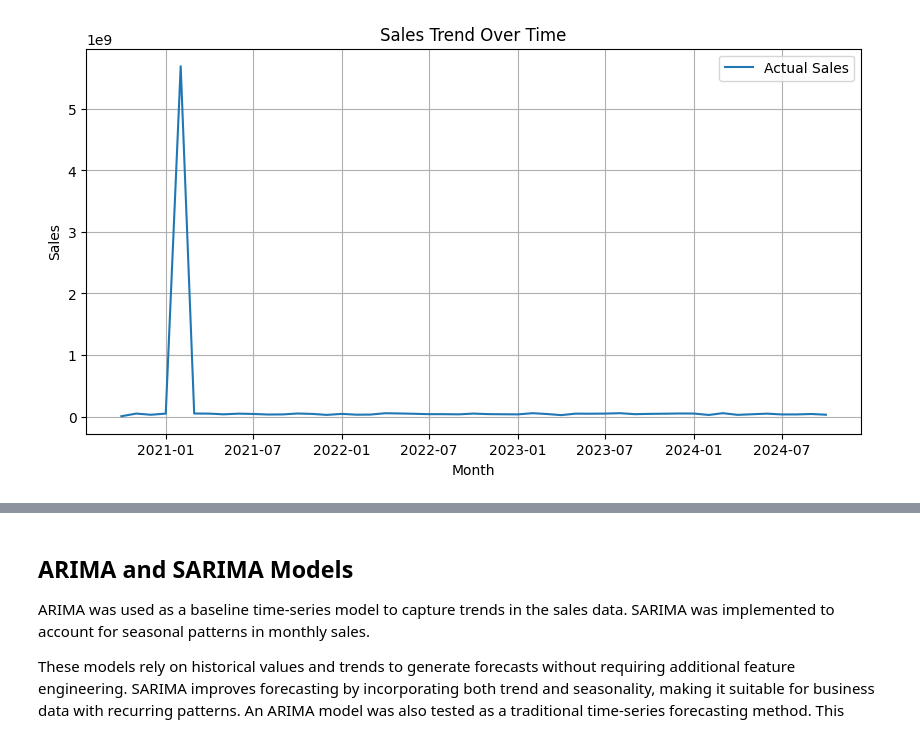
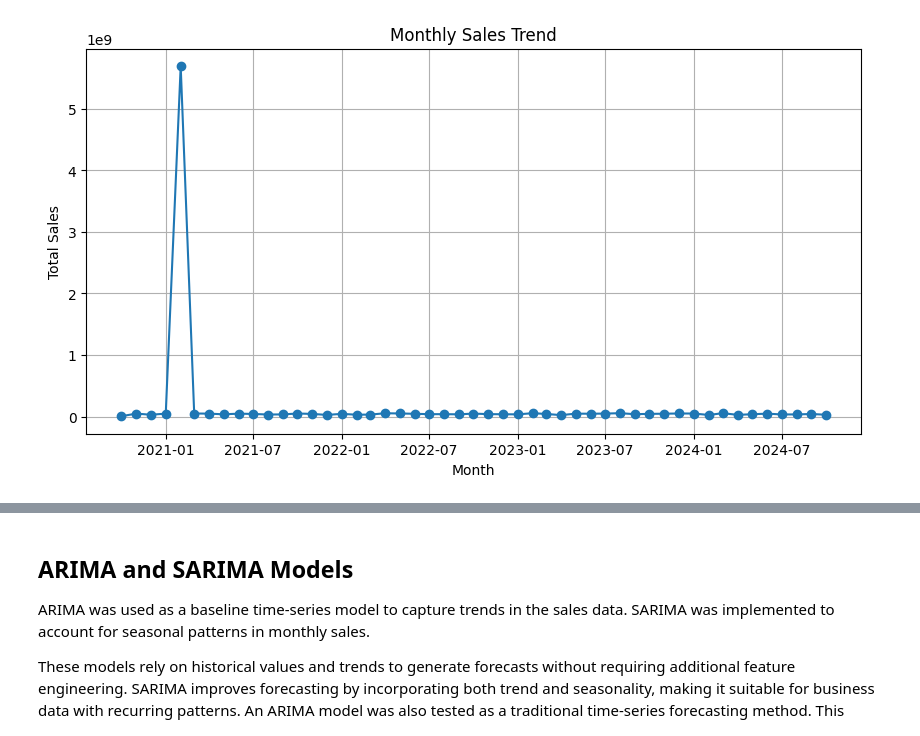
Before and after one commit to marygizem/-Machine-Learning-and-Predictive-Analytics, a Jupyter notebook: Updated_Milestone_2_Project_Forecasting_Model_with_DataViz.ipynb, the cells around one changed output, grey strips where cells are left out. Cells and saved outputs as stored; diff of their text form; code cells hidden in the pictures.

```diff
--- a/Updated_Milestone_2_Project_Forecasting_Model_with_DataViz.ipynb
+++ b/Updated_Milestone_2_Project_Forecasting_Model_with_DataViz.ipynb
@@ -68,0 +39,2 @@ This section aggregates the historical transaction data into monthly sales so th
+# %%
+merged_data["YearMonth"] = merged_data["Transaction_Date"].dt.to_period("M").astype(str)
@@ -74,8 +64,7 @@ monthly_sales = merged_data.groupby("YearMonth").agg(
     transaction_count=("Transaction_ID", "count")
 ).reset_index()
 
-monthly_sales["YearMonth"] = monthly_sales["YearMonth"].astype(str)
-
+print("\nMONTHLY SALES AGGREGATION")
 print(monthly_sales.head())
-print(monthly_sales.shape)
+print("Shape:", monthly_sales.shape)
 # %% [output]
@@ -94,0 +79,4 @@ Time-based features and lag variables were created to simulate time-series forec
+# %%
+monthly_sales["YearMonth"] = pd.to_datetime(monthly_sales["YearMonth"])
+# %%
+monthly_sales = monthly_sales.sort_values("YearMonth")
@@ -95,11 +89,10 @@ Time-based features and lag variables were created to simulate time-series forec
 # %%
 plt.figure(figsize=(10,5))
-plt.plot(monthly_sales["YearMonth"], monthly_sales["total_sales"], label="Actual Sales")
-plt.title("Sales Trend Over Time")
+plt.plot(monthly_sales["YearMonth"], monthly_sales["total_sales"], marker="o")
+plt.title("Monthly Sales Trend")
 plt.xlabel("Month")
-plt.ylabel("Sales")
-plt.legend()
+plt.ylabel("Total Sales")
 plt.grid(True)
 plt.show()
 # %% [output]
-[figure, old version]
+[figure, new version]
```
Also changed, not shown: parts of 52 cells of this notebook.
